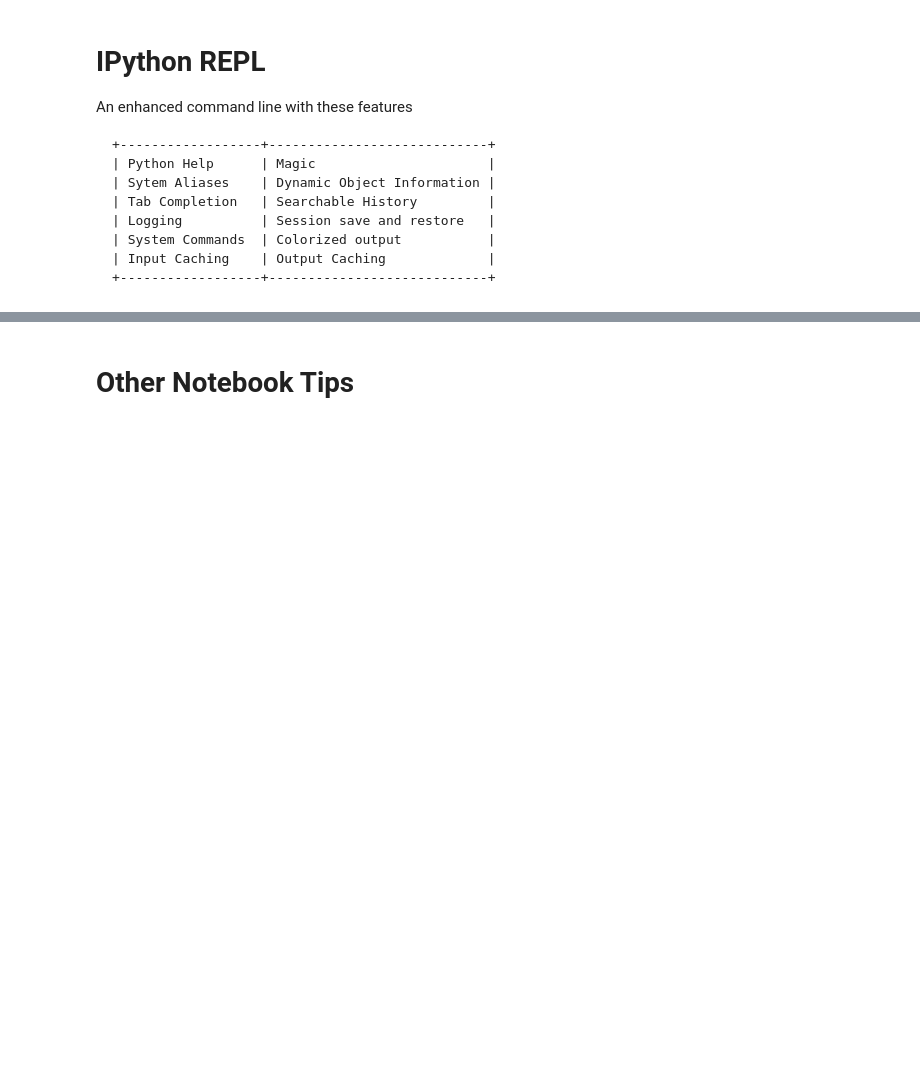
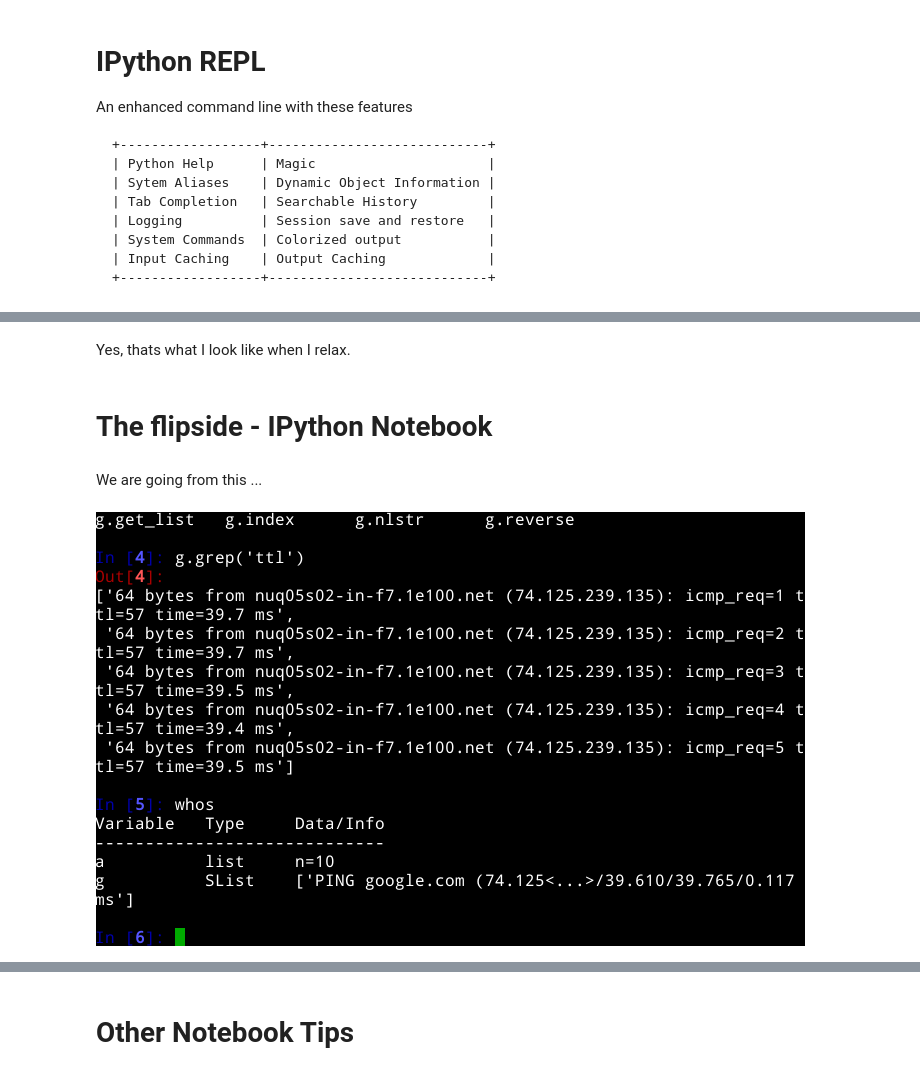
Before and after one commit to desertpy/presentations, a Jupyter notebook: ipython-godber/IPython_Presentation.ipynb, the cells around one changed output, grey strips where cells are left out. Saved outputs shown, nothing was run; the diff lists cells and outputs as text; code cells hidden in the pictures; blank space fills up the shorter version.

```diff
--- a/ipython-godber/IPython_Presentation.ipynb
+++ b/ipython-godber/IPython_Presentation.ipynb
@@ -53,0 +168,10 @@ _sre.SRE_Pattern
+# %% [markdown]
+Yes, thats what I look like when I relax.
+# %% [markdown]
+# The flipside - IPython Notebook
+# %% [markdown]
+We are going from this ...
+# %%
+Image(filename="ipython-cli.png")
+# %% [output]
+[figure, added]
```
Also changed, not shown: parts of 54 cells of this notebook, 1 other file.
